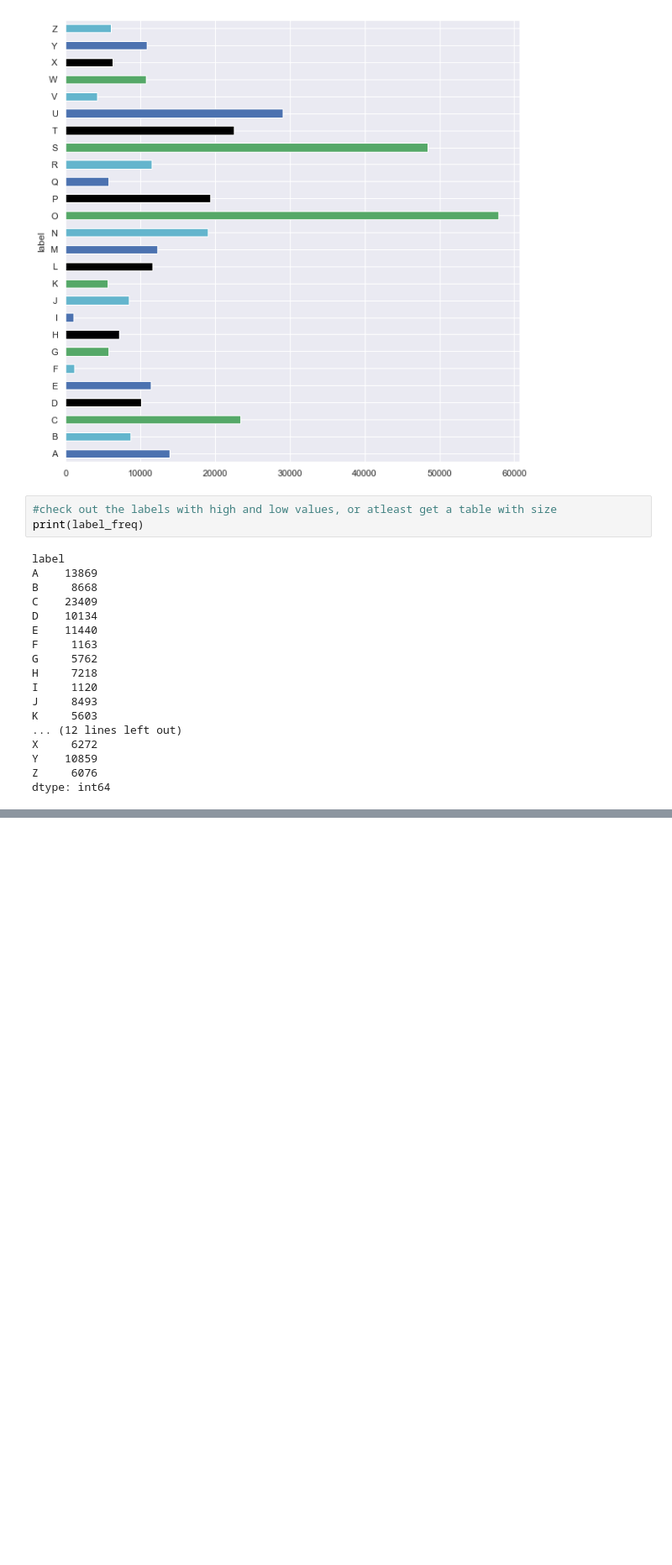
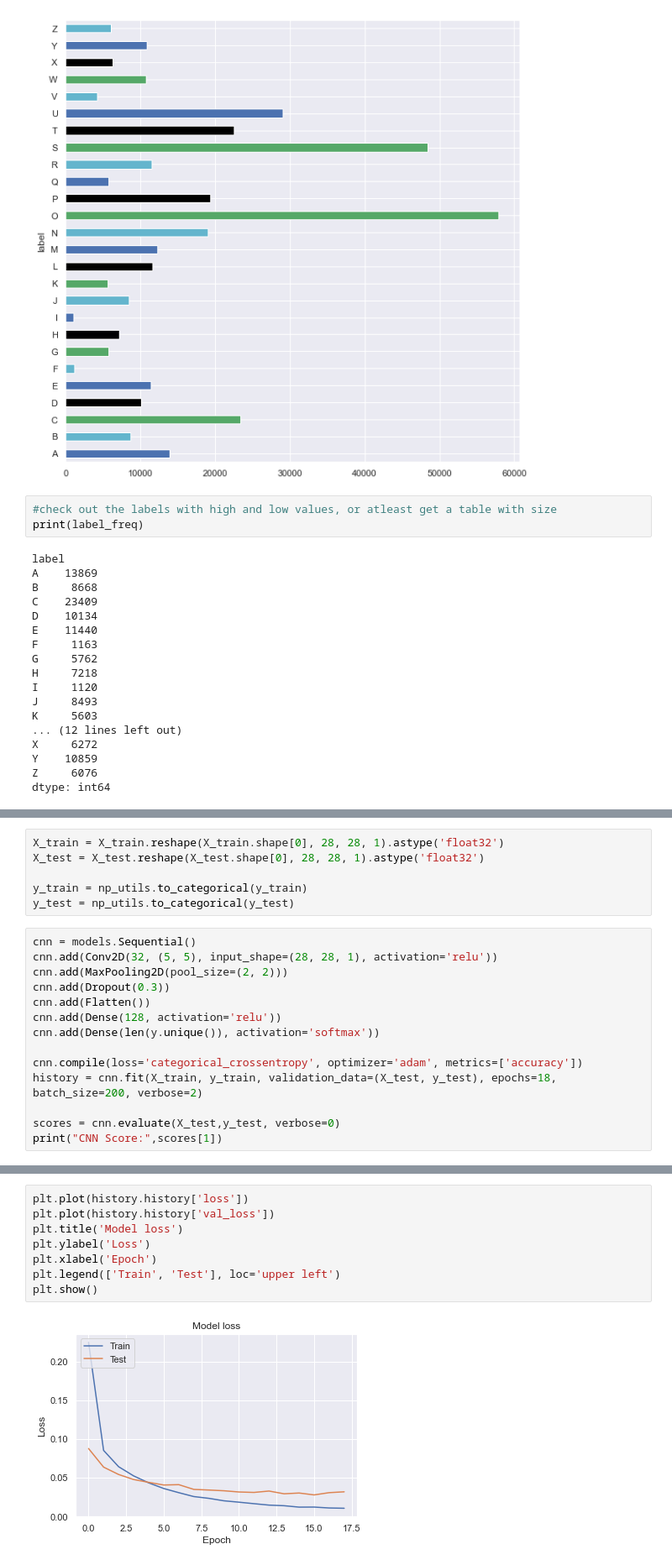
Before and after one commit to Bandabou/CNN-letter-classification, a Jupyter notebook: CNN.ipynb, the cells around one changed output, grey strips where cells are left out. Shown: that part at 84% size. Drawn from its saved outputs; the diff is of its cells as text; blank space fills up the shorter version.

Commit message:
complete cnn model

```diff
--- a/CNN.ipynb
+++ b/CNN.ipynb
@@ -143,0 +146,20 @@ print(X_train)
+# %%
+X_train = X_train.reshape(X_train.shape[0], 28, 28, 1).astype('float32')
+X_test = X_test.reshape(X_test.shape[0], 28, 28, 1).astype('float32')
+
+y_train = np_utils.to_categorical(y_train)
+y_test = np_utils.to_categorical(y_test)
+# %%
+cnn = models.Sequential()
+cnn.add(Conv2D(32, (5, 5), input_shape=(28, 28, 1), activation='relu'))
+cnn.add(MaxPooling2D(pool_size=(2, 2)))
+cnn.add(Dropout(0.3))
+cnn.add(Flatten())
+cnn.add(Dense(128, activation='relu'))
+cnn.add(Dense(len(y.unique()), activation='softmax'))
+
+cnn.compile(loss='categorical_crossentropy', optimizer='adam', metrics=['accuracy'])
+history = cnn.fit(X_train, y_train, validation_data=(X_test, y_test), epochs=18, batch_size=200, verbose=2)
+
+scores = cnn.evaluate(X_test,y_test, verbose=0)
+print("CNN Score:",scores[1])
@@ -143,0 +184,10 @@ print(X_train)
+# %%
+plt.plot(history.history['loss'])
+plt.plot(history.history['val_loss'])
+plt.title('Model loss')
+plt.ylabel('Loss')
+plt.xlabel('Epoch')
+plt.legend(['Train', 'Test'], loc='upper left')
+plt.show()
+# %% [output]
+[figure, added]
```
Also changed, not shown: parts of 9 cells of this notebook, 1 other file.
